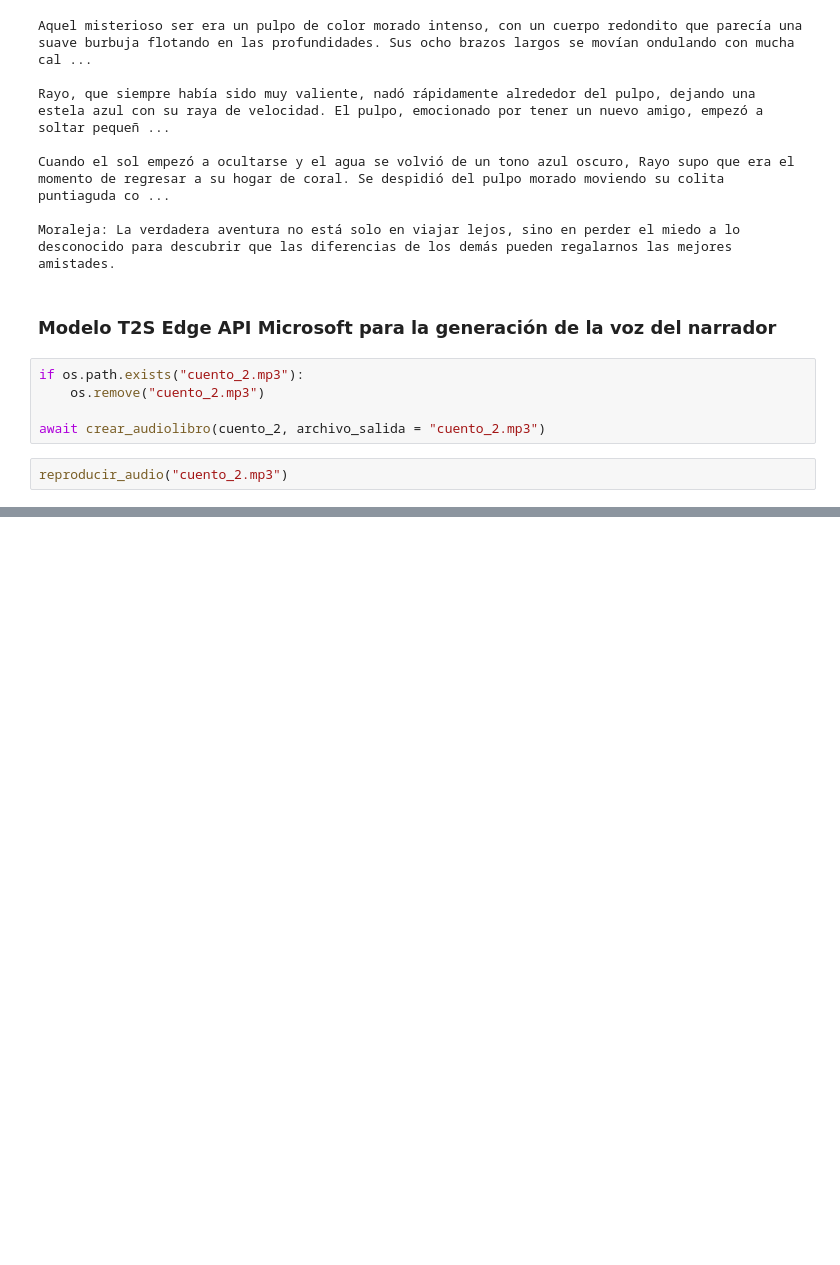
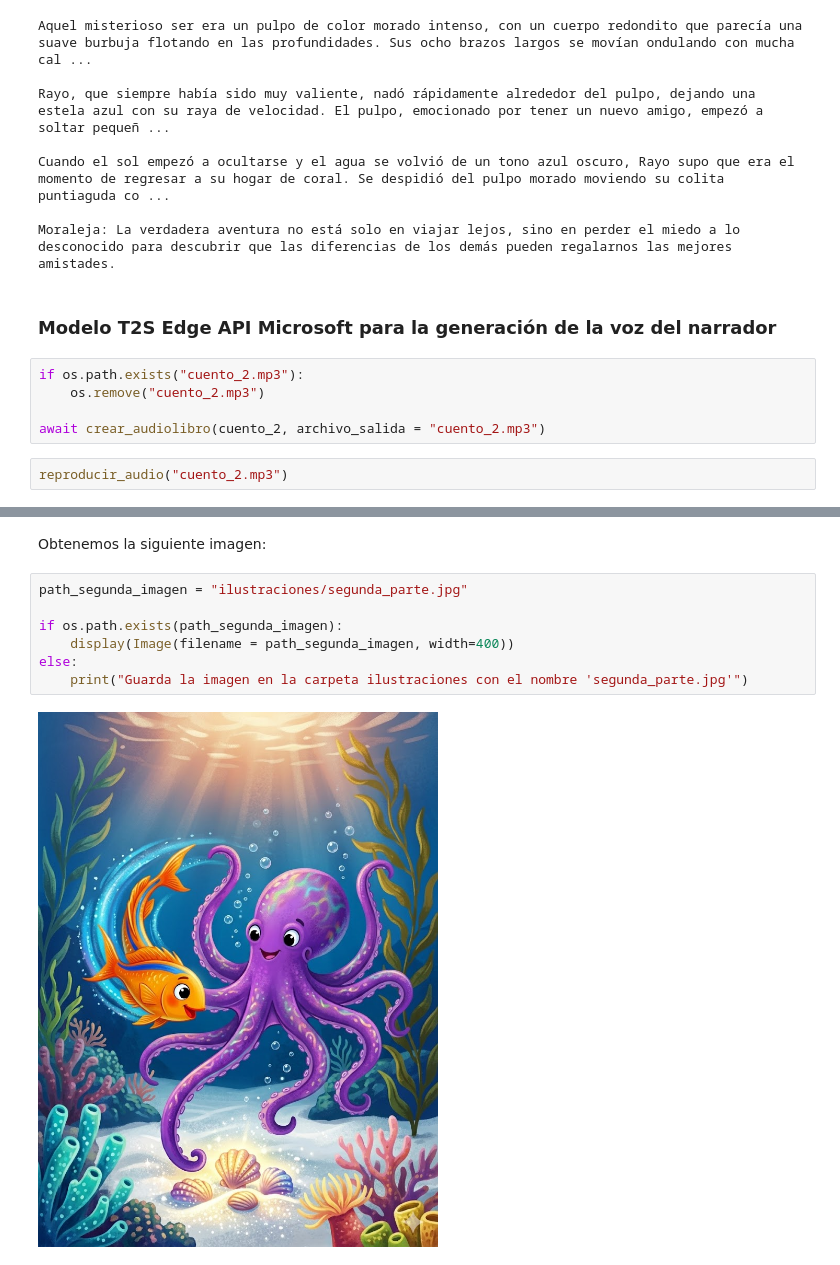
Before and after one commit to acal8/Mini-Proyecto_DL, a Jupyter notebook: main.ipynb, the cells around one changed output, grey strips where cells are left out. Saved outputs shown, nothing was run; the diff lists cells and outputs as text; blank space fills up the shorter version.

```diff
--- a/main.ipynb
+++ b/main.ipynb
@@ -237,0 +269,11 @@ reproducir_audio("cuento_2.mp3")
+# %% [markdown]
+Obtenemos la siguiente imagen:
+# %%
+path_segunda_imagen = "ilustraciones/segunda_parte.jpg"
+
+if os.path.exists(path_segunda_imagen):
+    display(Image(filename = path_segunda_imagen, width=400))
+else:
+    print("Guarda la imagen en la carpeta ilustraciones con el nombre 'segunda_parte.jpg'")
+# %% [output]
+[figure, added]
```
Also changed, not shown: parts of 11 cells of this notebook.
